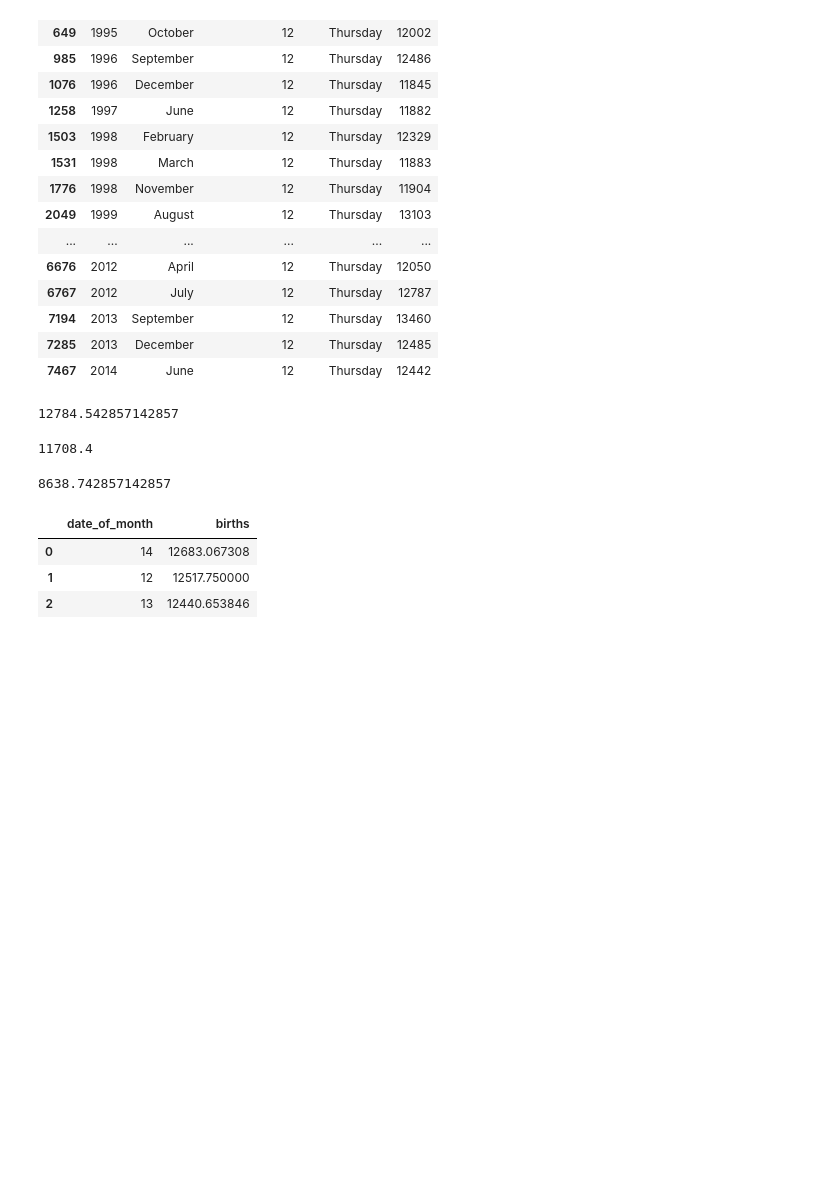
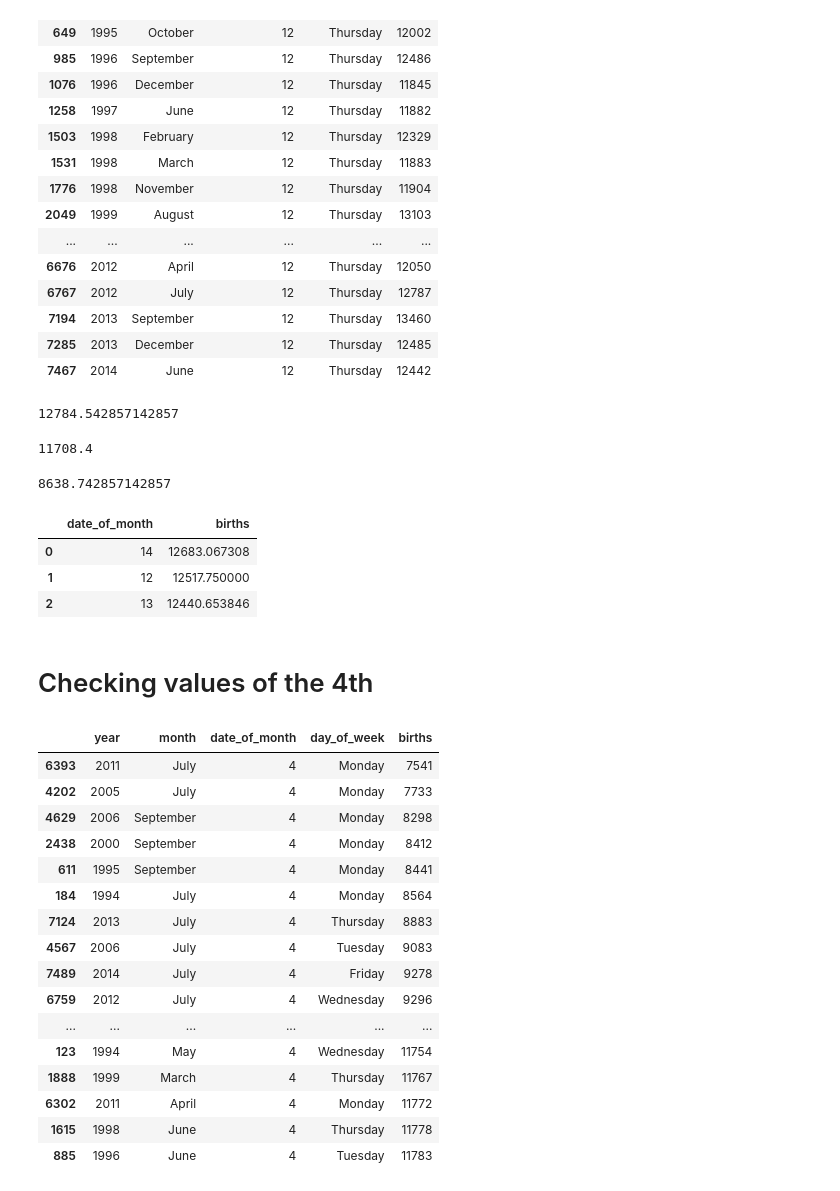
Before and after one commit to Timothyspratt/DA11_Capstone, a Jupyter notebook: notebook/capstone_da_11.ipynb, the cells around one changed output. Cells and saved outputs as stored; diff of their text form; code cells hidden in the pictures; blank space fills up the shorter version.

```diff
--- a/notebook/capstone_da_11.ipynb
+++ b/notebook/capstone_da_11.ipynb
@@ -952,6 +1046,28 @@ final_filtered_weekdays.groupby('date_of_month')['births'].mean().sort_values(as
 | 0 | 14 | 12683.067308 |
 | 1 | 12 | 12517.750000 |
 | 2 | 13 | 12440.653846 |
+# %% [markdown]
+# Checking values of the 4th
+# %%
+all_births[(all_births['date_of_month'] == 4) & ~(all_births['day_of_week'].isin(['Saturday', 'Sunday']))].sort_values(by='births', ascending=True).head(50)
+# %% [output]
+|  | year | month | date_of_month | day_of_week | births |
+| 6393 | 2011 | July | 4 | Monday | 7541 |
+| 4202 | 2005 | July | 4 | Monday | 7733 |
+| 4629 | 2006 | September | 4 | Monday | 8298 |
+| 2438 | 2000 | September | 4 | Monday | 8412 |
+| 611 | 1995 | September | 4 | Monday | 8441 |
+| 184 | 1994 | July | 4 | Monday | 8564 |
+| 7124 | 2013 | July | 4 | Thursday | 8883 |
+| 4567 | 2006 | July | 4 | Tuesday | 9083 |
+| 7489 | 2014 | July | 4 | Friday | 9278 |
+| 6759 | 2012 | July | 4 | Wednesday | 9296 |
+| ... | ... | ... | ... | ... | ... |
+| 123 | 1994 | May | 4 | Wednesday | 11754 |
+| 1888 | 1999 | March | 4 | Thursday | 11767 |
+| 6302 | 2011 | April | 4 | Monday | 11772 |
+| 1615 | 1998 | June | 4 | Thursday | 11778 |
+| 885 | 1996 | June | 4 | Tuesday | 11783 |
 # %%
 shortened_year_column = all_births['year'] % 100
 # %%
```
Also changed, not shown: parts of 26 cells of this notebook, 1 other file.
